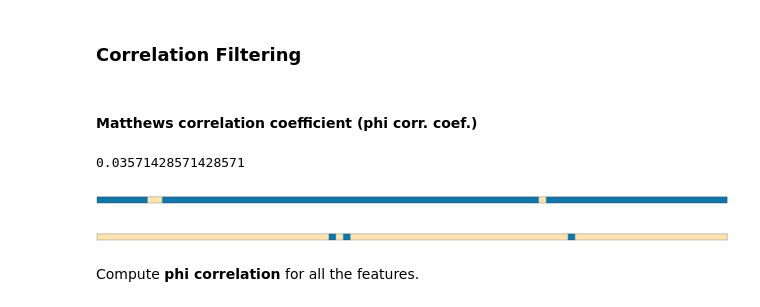
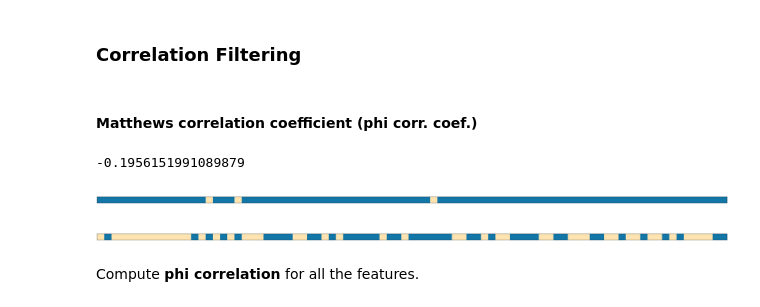
Before and after one commit to jRicciL/ERK2_notebooks, a Jupyter notebook: X_Reviewing_Fourches_work/7_Feature_Selection_RDKit_descriptors.ipynb, the cells around one changed output. Saved outputs shown, nothing was run; the diff lists cells and outputs as text; code cells hidden in the pictures.

```diff
--- a/X_Reviewing_Fourches_work/7_Feature_Selection_RDKit_descriptors.ipynb
+++ b/X_Reviewing_Fourches_work/7_Feature_Selection_RDKit_descriptors.ipynb
@@ -34,5 +34,6 @@ df_maccs_all = pd.DataFrame.from_dict(dict(zip(s.index, s.values))).T
 # We have to clarify that MACCS Keys from rdkit includes a dummy key at the begining due to the 0 indexing
 # Let's drop it
 df_maccs_all = df_maccs_all.drop([0], axis=1)
-df_erk2_mols
-df_maccs_all.head()
+df_maccs_all['pKi'] = df_erk2_mols.pKi
+df_maccs_all['activity'] = df_erk2_mols.activity
+df_maccs_all = df_maccs_all.sort_values('pKi', ascending=False)
@@ -50,6 +43,7 @@ df_maccs_all.head()
 from sklearn.manifold import TSNE
 # %%
 tsne = TSNE(learning_rate=50)
-tsne_bits = tsne.fit_transform(df_maccs_all)
+X_maccs = df_maccs_all.drop(['activity', 'pKi'], axis=1)
+tsne_bits = tsne.fit_transform(X_maccs)
 # %%
 # Create the dataframe to plot the values
@@ -104,12 +99,12 @@ Assuming each descriptor is a Bernoulli random variable with $p = n_a/N$:
 > $var(x) = p(1 - p)$
 # %%
 n = 87
-p = df_maccs_all.sum()/n
+p = X_maccs.sum()/n
 var = p*(1-p)
 # As expected the result is the  same as the given by sklearn
 q = np.percentile(var.values, 0.25)
-df_maccs_flt_var = df_maccs_all.loc[:, var.values > q]
-df_maccs_flt_var.shape
+X_maccs_flt_var = X_maccs.loc[:, var.values > q]
+X_maccs_flt_var.shape
 # %% [output]
 (87, 120)
 # %%
@@ -168,18 +163,18 @@ plt.show()
 from sklearn.metrics import matthews_corrcoef
 from correlation_filter import *
 # %%
-print(matthews_corrcoef(df_maccs_flt_var[ 22 ],
-                  df_maccs_flt_var[ 164 ]))
+print(matthews_corrcoef(X_maccs_flt_var[ 22 ],
+                  X_maccs_flt_var[ 160 ]))
 
-bit_92_palette = ['#FFE4B1' if i else '#1276a7' for i in df_maccs_flt_var[22].values]
+bit_92_palette = ['#FFE4B1' if i else '#1276a7' for i in X_maccs_flt_var[22].values]
 sns.palplot(sns.color_palette(bit_92_palette))
 
-bit_110_palette = ['#FFE4B1' if i else '#1276a7' for i in df_maccs_flt_var[164].values]
+bit_110_palette = ['#FFE4B1' if i else '#1276a7' for i in X_maccs_flt_var[160].values]
 sns.palplot(sns.color_palette(bit_110_palette))
 # %% [output]
-0.03571428571428571
+-0.1956151991089879
-[figure, old version]
+[figure, new version]
-[figure, old version]
+[figure, new version]
 # %% [markdown]
 Compute **phi correlation** for all the features.
 # %%
```
Also changed, not shown: parts of 41 cells of this notebook.
